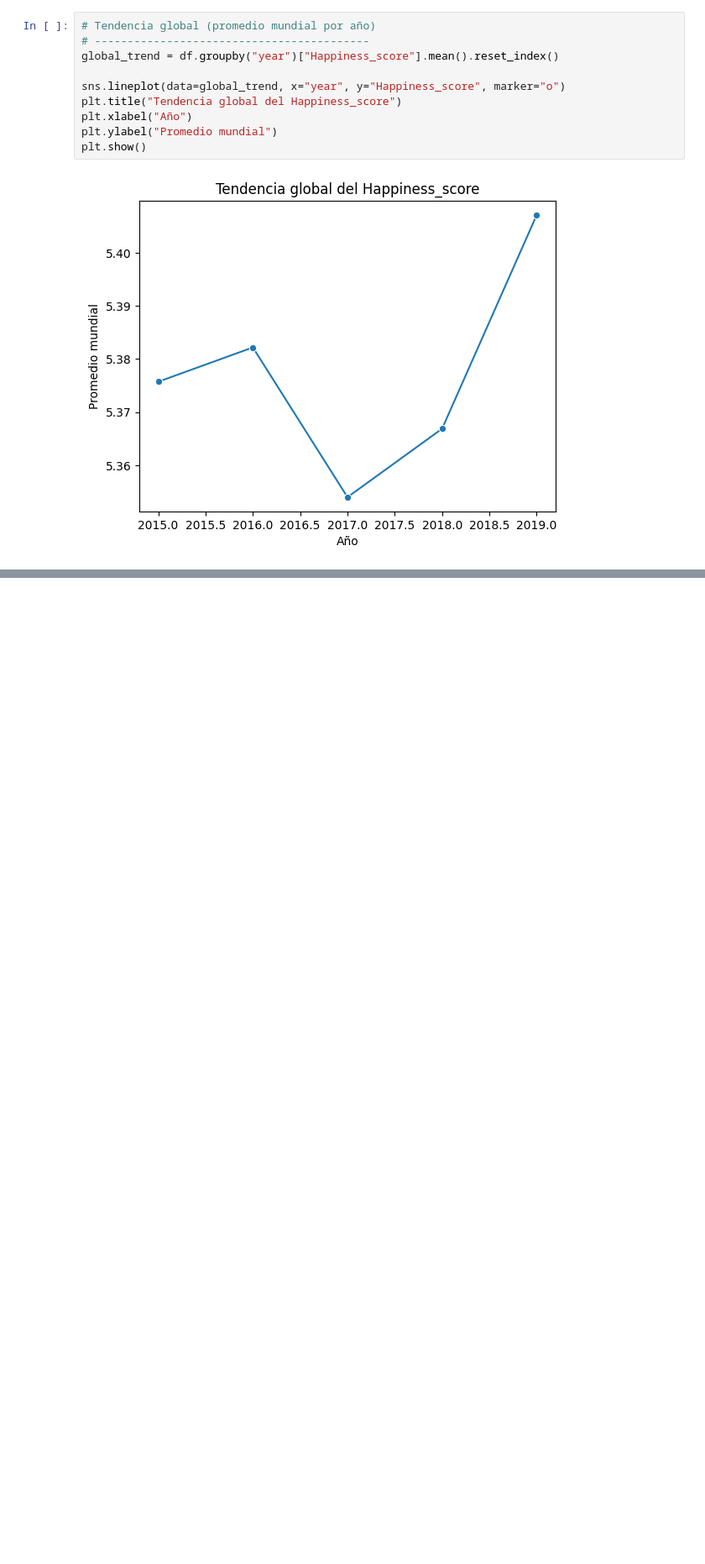
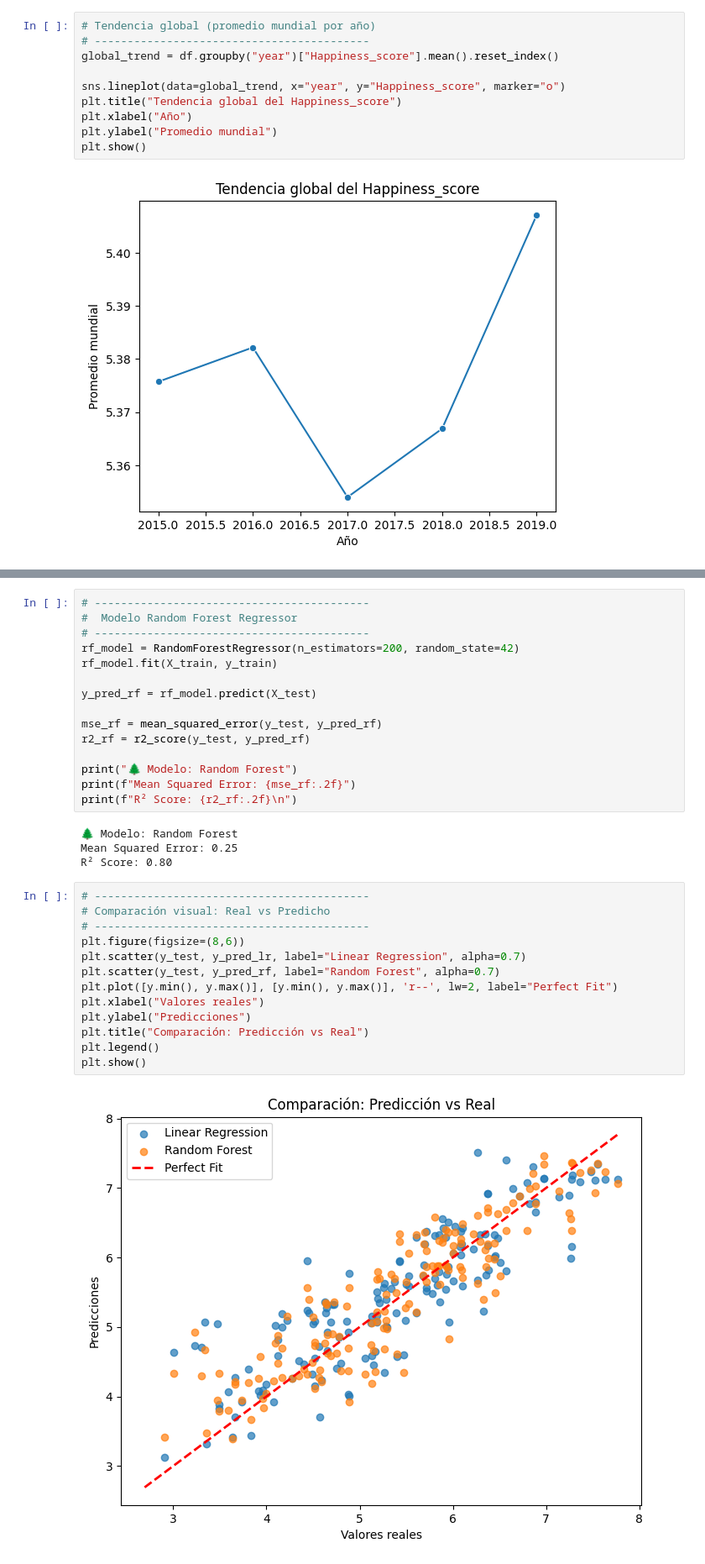
Before and after one commit to fecalderonqu/G2_A_-ANALISIS_DATOS, a Jupyter notebook: analisis_datos.ipynb, the cells around one changed output, grey strips where cells are left out. Shown at 84% size. Cells and saved outputs as stored; diff of their text form; blank space fills up the shorter version.

Commit message:
Readme y visualizacion de datos

```diff
--- a/analisis_datos.ipynb
+++ b/analisis_datos.ipynb
@@ -351,0 +472,34 @@ plt.show()
+# %%
+# ------------------------------------------
+#  Modelo Random Forest Regressor
+# ------------------------------------------
+rf_model = RandomForestRegressor(n_estimators=200, random_state=42)
+rf_model.fit(X_train, y_train)
+
+y_pred_rf = rf_model.predict(X_test)
+
+mse_rf = mean_squared_error(y_test, y_pred_rf)
+r2_rf = r2_score(y_test, y_pred_rf)
+
+print("🌲 Modelo: Random Forest")
+print(f"Mean Squared Error: {mse_rf:.2f}")
+print(f"R² Score: {r2_rf:.2f}\n")
+# %% [output]
+🌲 Modelo: Random Forest
+Mean Squared Error: 0.25
+R² Score: 0.80
+# %%
+# ------------------------------------------
+# Comparación visual: Real vs Predicho
+# ------------------------------------------
+plt.figure(figsize=(8,6))
+plt.scatter(y_test, y_pred_lr, label="Linear Regression", alpha=0.7)
+plt.scatter(y_test, y_pred_rf, label="Random Forest", alpha=0.7)
+plt.plot([y.min(), y.max()], [y.min(), y.max()], 'r--', lw=2, label="Perfect Fit")
+plt.xlabel("Valores reales")
+plt.ylabel("Predicciones")
+plt.title("Comparación: Predicción vs Real")
+plt.legend()
+plt.show()
+# %% [output]
+[figure, added]
```
Also changed, not shown: parts of 10 cells of this notebook, 2 other files.
